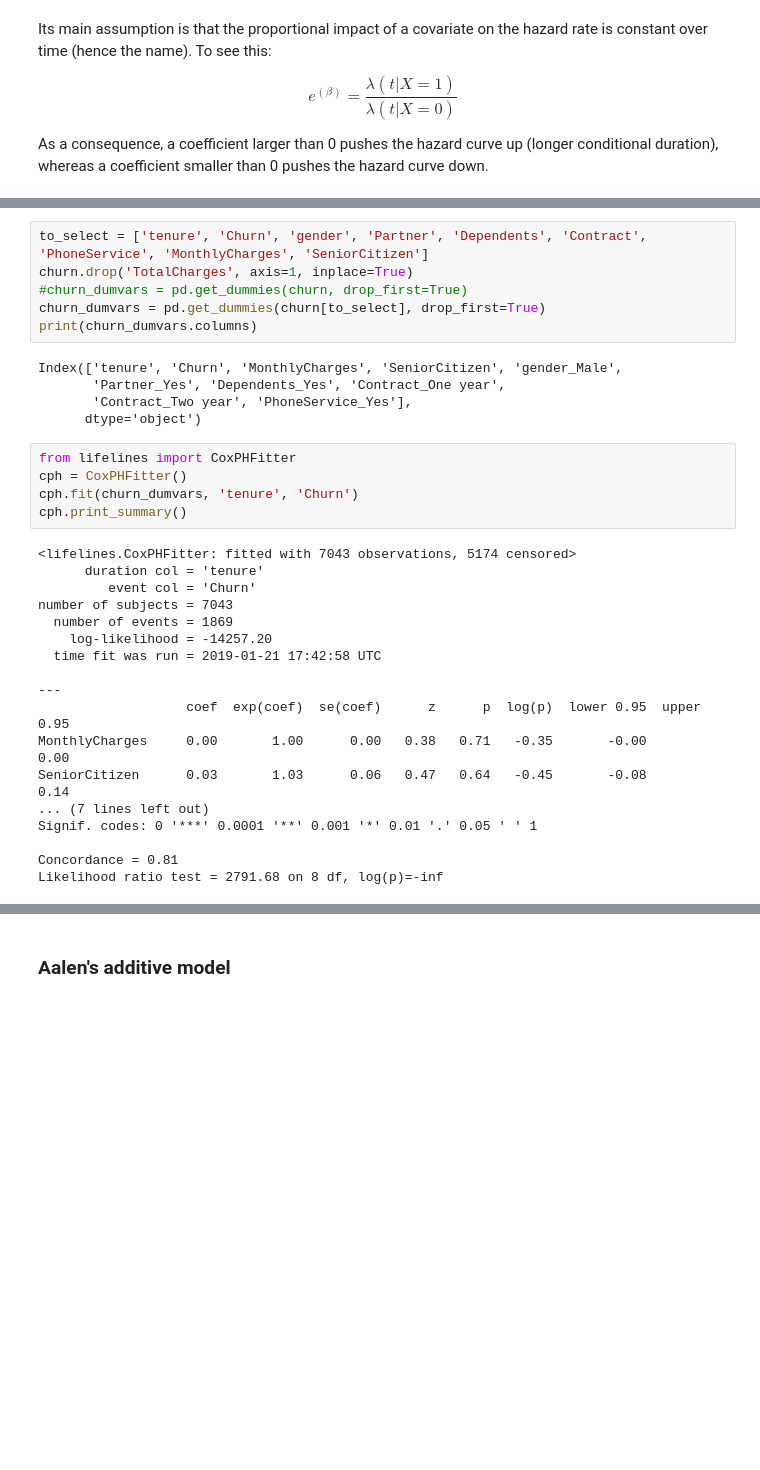
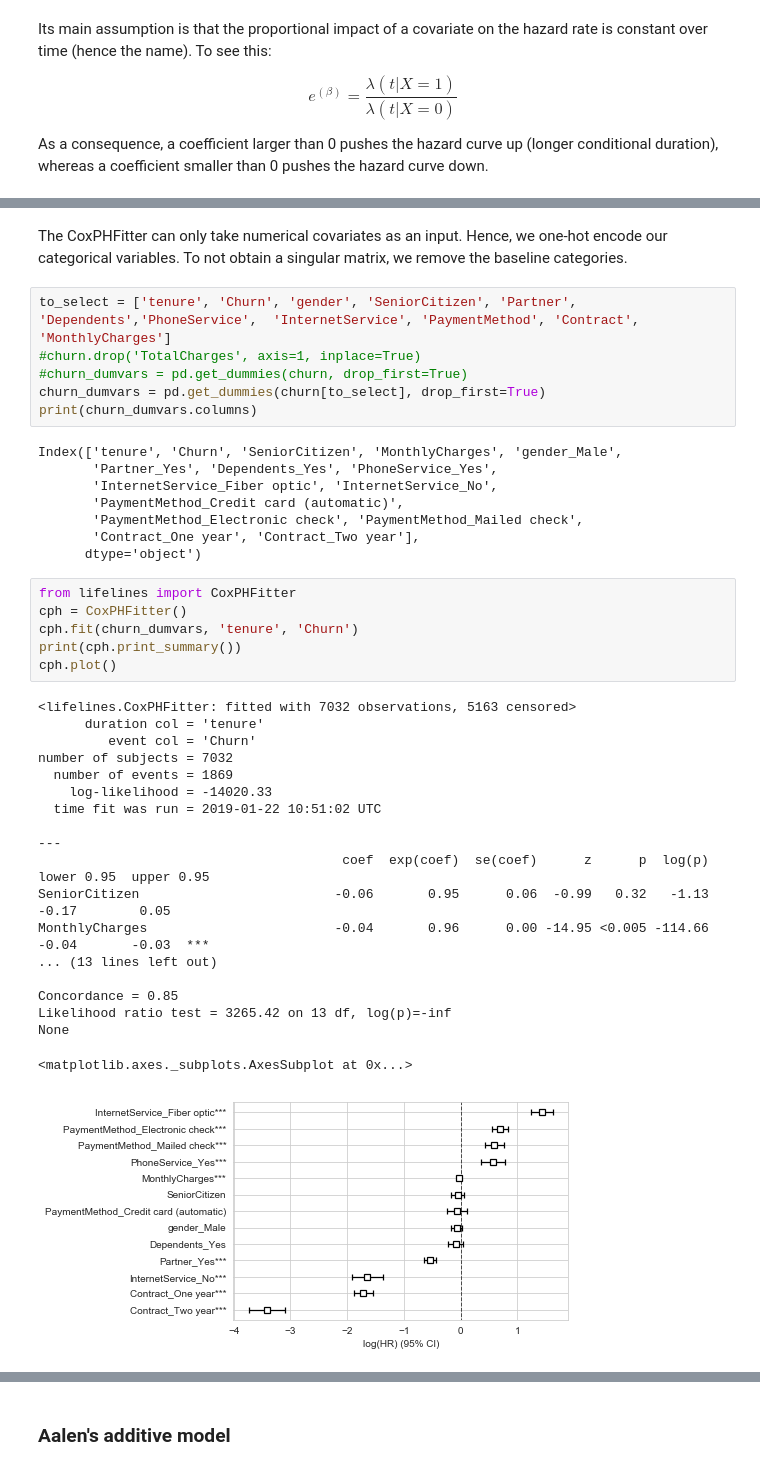
Before and after one commit to RobrechtVandendriessche/Survival, a Jupyter notebook: code/survival-regression.ipynb, the cells around one changed output, grey strips where cells are left out. Drawn from its saved outputs; the diff is of its cells as text; blank space fills up the shorter version.

```diff
--- a/code/survival-regression.ipynb
+++ b/code/survival-regression.ipynb
@@ -290,35 +294,43 @@ Credit card (automatic)      1522
 Name: PaymentMethod, dtype: int64
+# %% [markdown]
+The CoxPHFitter can only take numerical covariates as an input. Hence, we one-hot encode our categorical variables. To not obtain a singular matrix, we remove the baseline categories.
 # %%
-to_select = ['tenure', 'Churn', 'gender', 'Partner', 'Dependents', 'Contract', 'PhoneService', 'MonthlyCharges', 'SeniorCitizen']
-churn.drop('TotalCharges', axis=1, inplace=True)
+to_select = ['tenure', 'Churn', 'gender', 'SeniorCitizen', 'Partner', 'Dependents','PhoneService',  'InternetService', 'PaymentMethod', 'Contract', 'MonthlyCharges']
+#churn.drop('TotalCharges', axis=1, inplace=True)
 #churn_dumvars = pd.get_dummies(churn, drop_first=True)
 churn_dumvars = pd.get_dummies(churn[to_select], drop_first=True)
 print(churn_dumvars.columns)
 # %% [output]
-Index(['tenure', 'Churn', 'MonthlyCharges', 'SeniorCitizen', 'gender_Male',
-       'Partner_Yes', 'Dependents_Yes', 'Contract_One year',
-       'Contract_Two year', 'PhoneService_Yes'],
+Index(['tenure', 'Churn', 'SeniorCitizen', 'MonthlyCharges', 'gender_Male',
+       'Partner_Yes', 'Dependents_Yes', 'PhoneService_Yes',
+       'InternetService_Fiber optic', 'InternetService_No',
+       'PaymentMethod_Credit card (automatic)',
+       'PaymentMethod_Electronic check', 'PaymentMethod_Mailed check',
+       'Contract_One year', 'Contract_Two year'],
       dtype='object')
 # %%
 from lifelines import CoxPHFitter
 cph = CoxPHFitter()
 cph.fit(churn_dumvars, 'tenure', 'Churn')
-cph.print_summary()
+print(cph.print_summary())
+cph.plot()
 # %% [output]
-<lifelines.CoxPHFitter: fitted with 7043 observations, 5174 censored>
+<lifelines.CoxPHFitter: fitted with 7032 observations, 5163 censored>
       duration col = 'tenure'
          event col = 'Churn'
-number of subjects = 7043
+number of subjects = 7032
   number of events = 1869
-    log-likelihood = -14257.20
-  time fit was run = 2019-01-21 17:42:58 UTC
+    log-likelihood = -14020.33
+  time fit was run = 2019-01-22 10:51:02 UTC
 
 ---
-                   coef  exp(coef)  se(coef)      z      p  log(p)  lower 0.95  upper 0.95
-MonthlyCharges     0.00       1.00      0.00   0.38   0.71   -0.35       -0.00        0.00
-SeniorCitizen      0.03       1.03      0.06   0.47   0.64   -0.45       -0.08        0.14
-... (7 lines left out)
-Signif. codes: 0 '***' 0.0001 '**' 0.001 '*' 0.01 '.' 0.05 ' ' 1
+                                       coef  exp(coef)  se(coef)      z      p  log(p)  lower 0.95  upper 0.95
+SeniorCitizen                         -0.06       0.95      0.06  -0.99   0.32   -1.13       -0.17        0.05
+MonthlyCharges                        -0.04       0.96      0.00 -14.95 <0.005 -114.66       -0.04       -0.03  ***
+... (13 lines left out)
 
-Concordance = 0.81
-Likelihood ratio test = 2791.68 on 8 df, log(p)=-inf
+Concordance = 0.85
+Likelihood ratio test = 3265.42 on 13 df, log(p)=-inf
+None
+<matplotlib.axes._subplots.AxesSubplot at 0x...>
+[figure, added]
```
Also changed, not shown: parts of 29 cells of this notebook.
